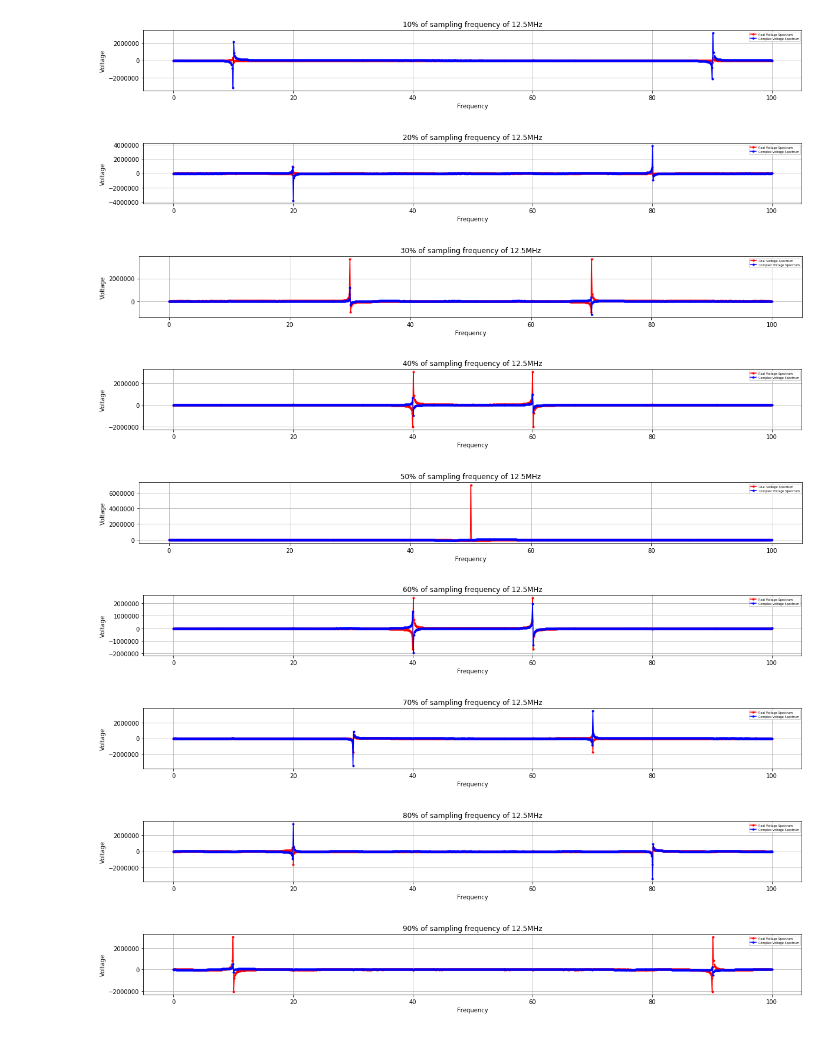
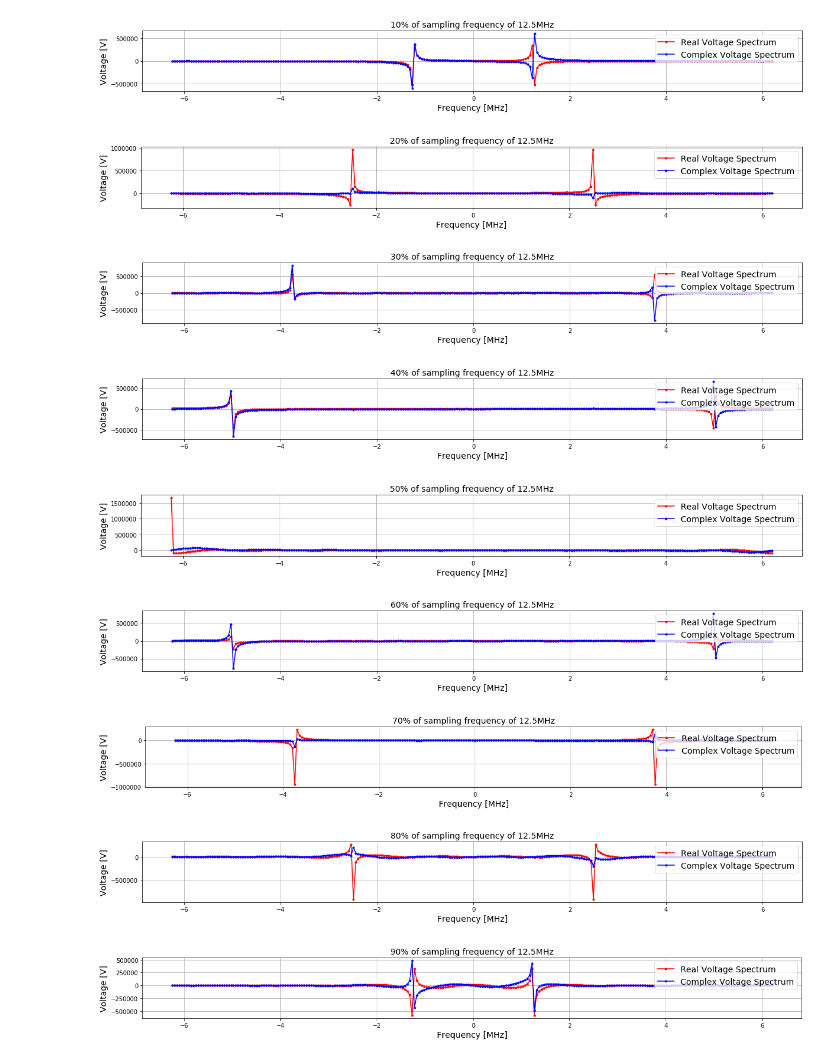
Before and after one commit to ychen38568083/RadioLab, a Jupyter notebook: RadioLab1/RadioLab1.ipynb, the cells around one changed output. Saved outputs shown, nothing was run; the diff lists cells and outputs as text; code cells hidden in the pictures.

```diff
--- a/RadioLab1/RadioLab1.ipynb
+++ b/RadioLab1/RadioLab1.ipynb
@@ -14,10 +88,14 @@ for i in np.arange(9):
 # %%
 # 3.2 Data Collection
+#v_sig = 10% - 90% of v_samp
+v_samp = 12.5e6 #12.5Mhz
+N=2**8
+t = np.linspace(-N/(2*v_samp), ((N/2) - 1)/v_samp, N)
 for i in np.arange(9):
-    plt.figure(figsize=(20,3))
-    plt.plot(ARR[i][0:2**10], 'k.-')
-    plt.title(str(i+1) +"0" + "%")
-    plt.ylabel("Voltage")
-    plt.xlabel("Time [Nano Second]")
+    plt.figure(figsize=(5,1))
+    plt.plot(t*1e6, ARR[i][0:N], 'k.-')
+    plt.title(str(i+1) +"0% of Sampling Frequency", fontsize=10)
+    plt.ylabel("Voltage", fontsize=10)
+    plt.xlabel("Time [Micro Second]", fontsize=10)
     plt.grid(True)
     plt.show()
@@ -24,35 +112,35 @@ for i in np.arange(9):
 # %%
 #3.3 Voltage Spectrum
-N = 2**10
-freq = np.linspace(0,100, N)
+N = 2**8
+f = np.linspace(-(v_samp/2), (v_samp/2)*(1-(2/N)), N)
 for i in range(1,10):
-    EF = sci.fft(ARR[i-1][0:N])
+    EF = dft(ARR[i-1][0:N])
     real = []
     imag = []
-    for num in EF:
+    for num in EF[1]:
         real.append(num.real)
         imag.append(num.imag)
     lit = 910 + i
     plt.figure(figsize=(20,20))
     plt.subplot(lit)
-    plt.plot(freq, real, 'r.-')
-    plt.plot(freq, imag, 'b.-')
-    plt.xlabel('Frequency')
-    plt.ylabel('Voltage')
-    plt.legend(['Real Voltage Spectrum','Complex Voltage Spectrum'],loc='upper right',fontsize = 5)
-    plt.title(str(i) + '0% of sampling frequency of 12.5MHz')
+    plt.plot(f/1e6, real, 'r.-')
+    plt.plot(f/1e6, imag, 'b.-')
+    plt.xlabel('Frequency [MHz]',fontsize = 14)
+    plt.ylabel('Voltage [V]',fontsize = 14)
+    plt.legend(['Real Voltage Spectrum','Complex Voltage Spectrum'],loc='upper right',fontsize = 14)
+    plt.title(str(i) + '0% of sampling frequency of 12.5MHz',fontsize = 14)
     plt.grid(True)
     plt.show()
 # %% [output]
-[figure, old version]
+[figure, new version]
-[figure, old version]
+[figure, new version]
-[figure, old version]
+[figure, new version]
-[figure, old version]
+[figure, new version]
-[figure, old version]
+[figure, new version]
-[figure, old version]
+[figure, new version]
-[figure, old version]
+[figure, new version]
-[figure, old version]
+[figure, new version]
-[figure, old version]
+[figure, new version]
 # %%
 #3.3 Power Spectra
 
```
Also changed, not shown: parts of 25 cells of this notebook.
